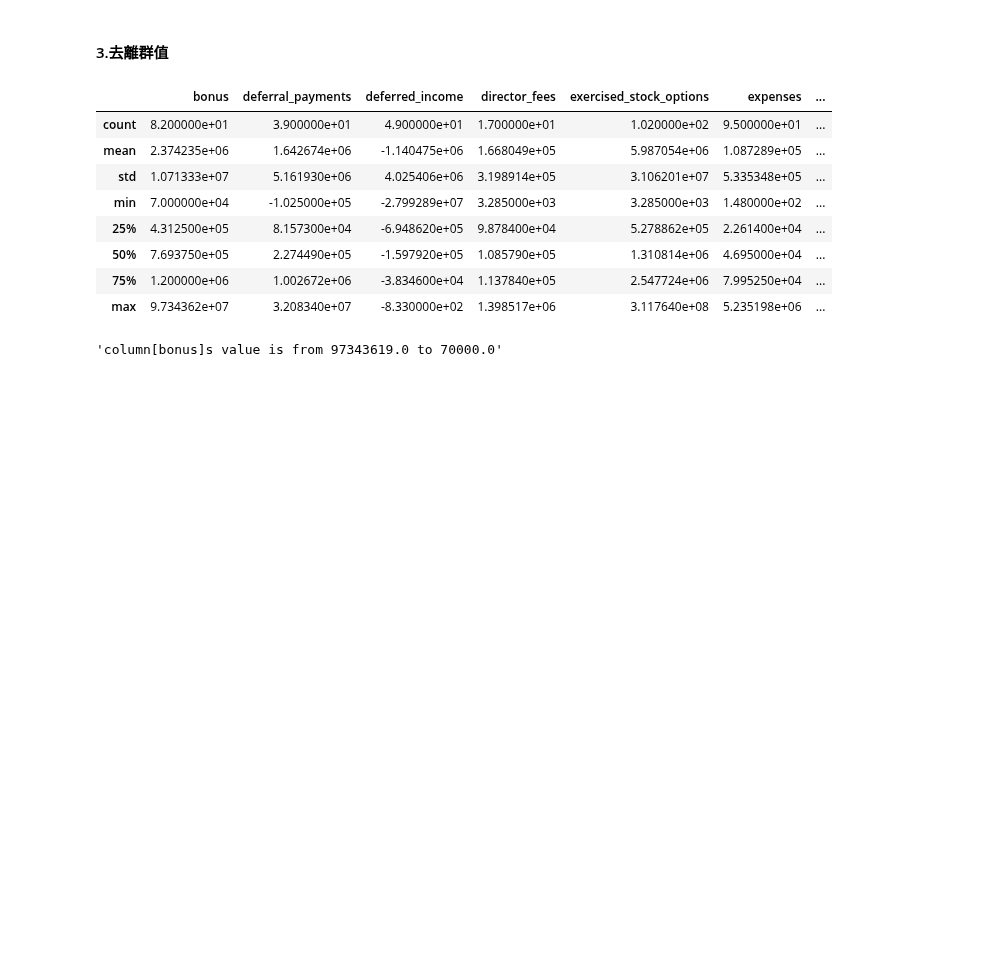
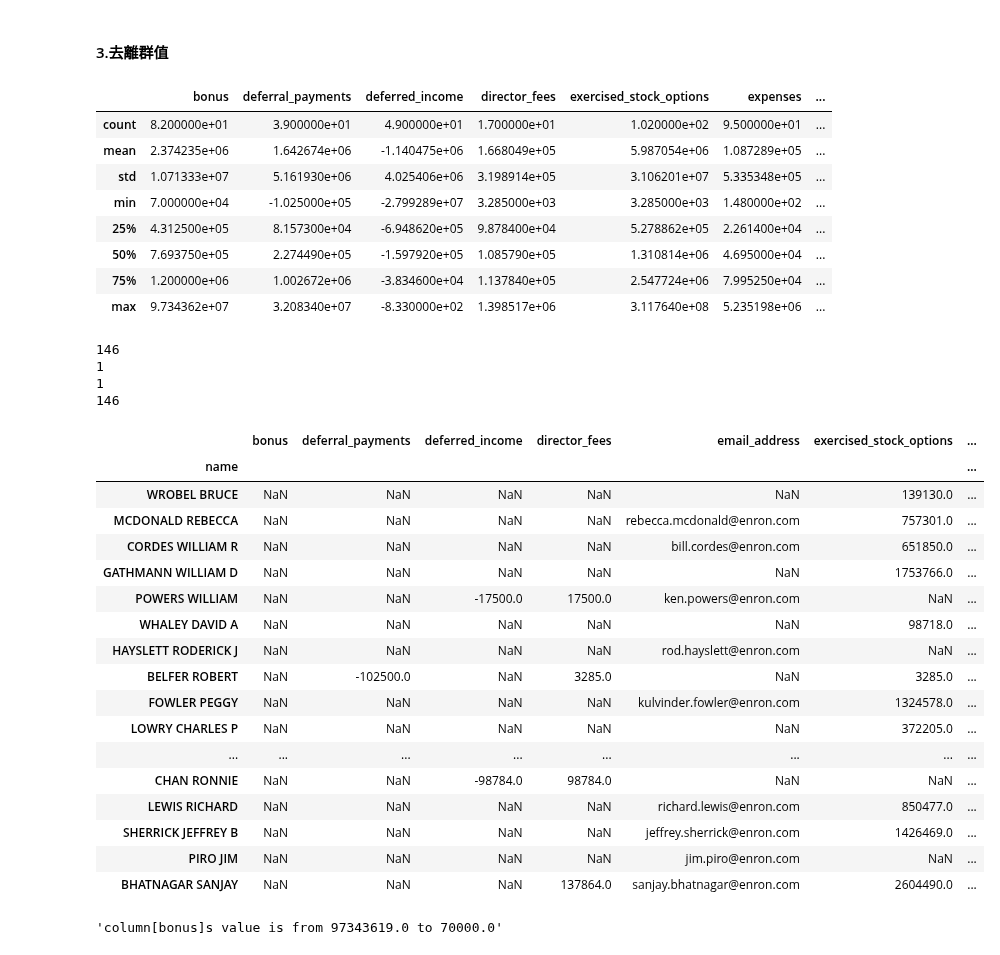
Before and after one commit to DunkLiao/4th-ML100Days, a Jupyter notebook: homework/Day_051_To_053_HW.ipynb, the cells around one changed output. Saved outputs shown, nothing was run; the diff lists cells and outputs as text; code cells hidden in the pictures; blank space fills up the shorter version.

```diff
--- a/homework/Day_051_To_053_HW.ipynb
+++ b/homework/Day_051_To_053_HW.ipynb
@@ -169,6 +165,46 @@ df.describe()
 | 50% | 7.693750e+05 | 2.274490e+05 | -1.597920e+05 | 1.085790e+05 | 1.310814e+06 | 4.695000e+04 | ... |
 | 75% | 1.200000e+06 | 1.002672e+06 | -3.834600e+04 | 1.137840e+05 | 2.547724e+06 | 7.995250e+04 | ... |
 | max | 9.734362e+07 | 3.208340e+07 | -8.330000e+02 | 1.398517e+06 | 3.117640e+08 | 5.235198e+06 | ... |
+# %%
+# TOTAL 及 THE TRAVEL AGENCY IN THE PARK 是合計欄(非經理人資料)，要刪除
+print(df.shape[0])
+print(len(df[df.index == 'TOTAL']))
+print(len(df[df.index == 'THE TRAVEL AGENCY IN THE PARK']))
+print(df.shape[0])
+# %% [output]
+146
+1
+1
+146
+# %%
+# 計算付款資料合理性
+df_pay = df.copy()
+payment_data = ['salary','bonus','long_term_incentive','deferred_income','deferral_payments','loan_advances','other'\
+               ,'expenses','director_fees','total_payments']
+errors = (df_pay[df_pay[payment_data[:-1]].sum(axis='columns') !=df_pay['total_payments']])
+errors
+df_pay.fillna(0)
+errors = (df_pay[df_pay[payment_data[:-1]].sum(axis='columns') !=df_pay['total_payments']])
+errors
+# %% [output]
+|  | bonus | deferral_payments | deferred_income | director_fees | email_address | exercised_stock_options | ... |
+| name |  |  |  |  |  |  | ... |
+| WROBEL BRUCE | NaN | NaN | NaN | NaN | NaN | 139130.0 | ... |
+| MCDONALD REBECCA | NaN | NaN | NaN | NaN | rebecca.mcdonald@enron.com | 757301.0 | ... |
+| CORDES WILLIAM R | NaN | NaN | NaN | NaN | bill.cordes@enron.com | 651850.0 | ... |
+| GATHMANN WILLIAM D | NaN | NaN | NaN | NaN | NaN | 1753766.0 | ... |
+| POWERS WILLIAM | NaN | NaN | -17500.0 | 17500.0 | ken.powers@enron.com | NaN | ... |
+| WHALEY DAVID A | NaN | NaN | NaN | NaN | NaN | 98718.0 | ... |
+| HAYSLETT RODERICK J | NaN | NaN | NaN | NaN | rod.hayslett@enron.com | NaN | ... |
+| BELFER ROBERT | NaN | -102500.0 | NaN | 3285.0 | NaN | 3285.0 | ... |
+| FOWLER PEGGY | NaN | NaN | NaN | NaN | kulvinder.fowler@enron.com | 1324578.0 | ... |
+| LOWRY CHARLES P | NaN | NaN | NaN | NaN | NaN | 372205.0 | ... |
+| ... | ... | ... | ... | ... | ... | ... | ... |
+| CHAN RONNIE | NaN | NaN | -98784.0 | 98784.0 | NaN | NaN | ... |
+| LEWIS RICHARD | NaN | NaN | NaN | NaN | richard.lewis@enron.com | 850477.0 | ... |
+| SHERRICK JEFFREY B | NaN | NaN | NaN | NaN | jeffrey.sherrick@enron.com | 1426469.0 | ... |
+| PIRO JIM | NaN | NaN | NaN | NaN | jim.piro@enron.com | NaN | ... |
+| BHATNAGAR SANJAY | NaN | NaN | NaN | 137864.0 | sanjay.bhatnagar@enron.com | 2604490.0 | ... |
 # %%
 # 繪製廂型圖
 import matplotlib.pyplot as plt
```
Also changed, not shown: parts of 16 cells of this notebook.
